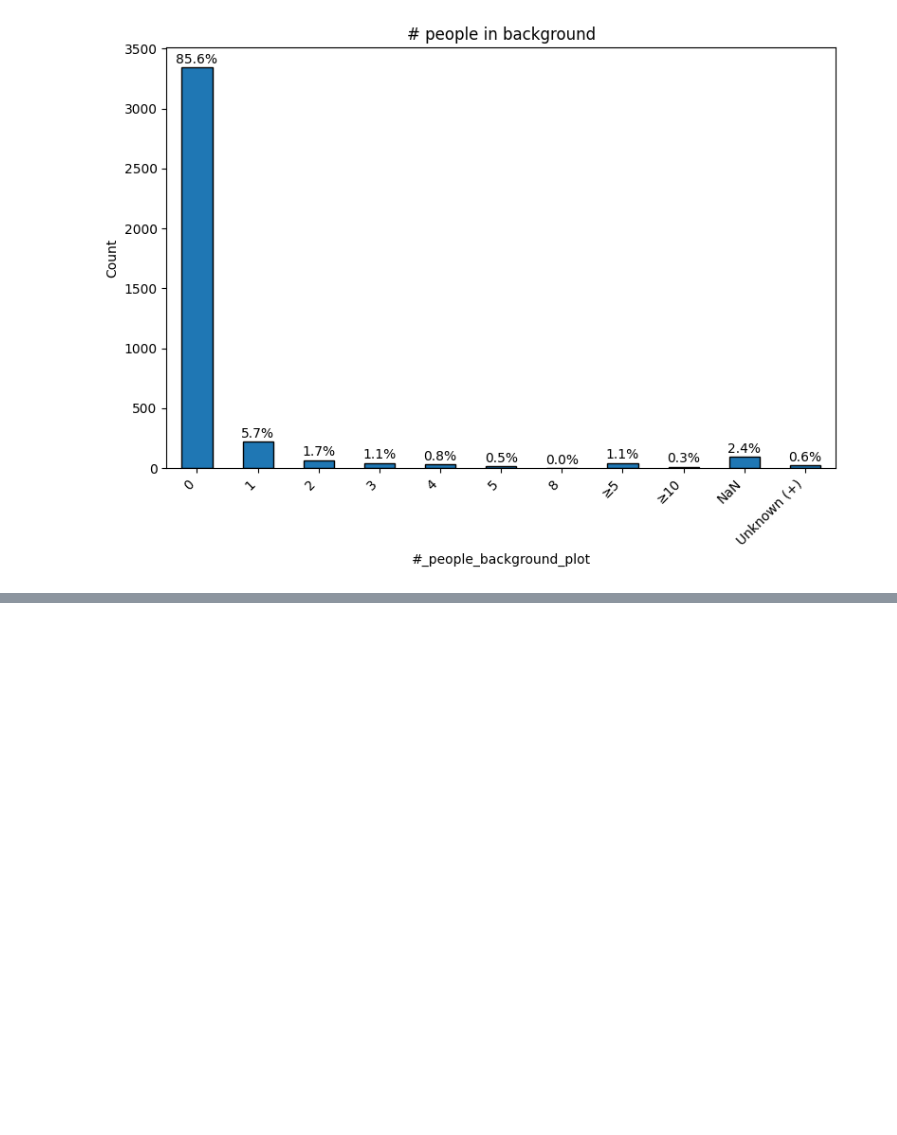
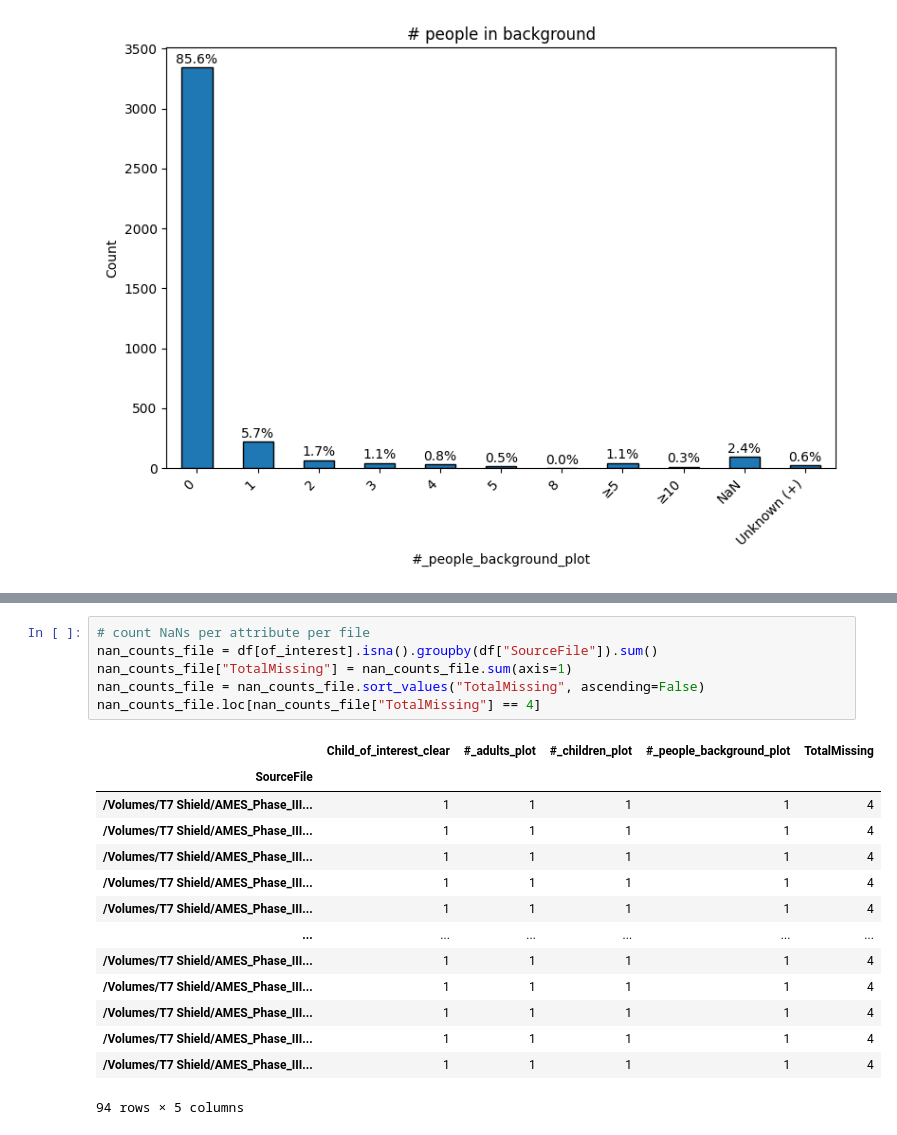
Before and after one commit to sensein/sailsprep, a Jupyter notebook: notebooks/annotation_analysis.ipynb, the cells around one changed output, grey strips where cells are left out. Drawn from its saved outputs; the diff is of its cells as text; blank space fills up the shorter version.

```diff
--- a/notebooks/annotation_analysis.ipynb
+++ b/notebooks/annotation_analysis.ipynb
@@ -373,0 +403,21 @@ plot_bar_with_percent(df["#_people_background_plot"], title="# people in backgro
+# %%
+# count NaNs per attribute per file
+nan_counts_file = df[of_interest].isna().groupby(df["SourceFile"]).sum()
+nan_counts_file["TotalMissing"] = nan_counts_file.sum(axis=1)
+nan_counts_file = nan_counts_file.sort_values("TotalMissing", ascending=False)
+nan_counts_file.loc[nan_counts_file["TotalMissing"] == 4]
+# %% [output]
+|  | Child_of_interest_clear | #_adults_plot | #_children_plot | #_people_background_plot | TotalMissing |
+| SourceFile |  |  |  |  |  |
+| /Volumes/T7 Shield/AMES_Phase_III... | 1 | 1 | 1 | 1 | 4 |
+| /Volumes/T7 Shield/AMES_Phase_III... | 1 | 1 | 1 | 1 | 4 |
+| /Volumes/T7 Shield/AMES_Phase_III... | 1 | 1 | 1 | 1 | 4 |
+| /Volumes/T7 Shield/AMES_Phase_III... | 1 | 1 | 1 | 1 | 4 |
+| /Volumes/T7 Shield/AMES_Phase_III... | 1 | 1 | 1 | 1 | 4 |
+| ... | ... | ... | ... | ... | ... |
+| /Volumes/T7 Shield/AMES_Phase_III... | 1 | 1 | 1 | 1 | 4 |
+| /Volumes/T7 Shield/AMES_Phase_III... | 1 | 1 | 1 | 1 | 4 |
+| /Volumes/T7 Shield/AMES_Phase_III... | 1 | 1 | 1 | 1 | 4 |
+| /Volumes/T7 Shield/AMES_Phase_III... | 1 | 1 | 1 | 1 | 4 |
+| /Volumes/T7 Shield/AMES_Phase_III... | 1 | 1 | 1 | 1 | 4 |
+94 rows × 5 columns
```
Also changed, not shown: parts of 4 cells of this notebook.
